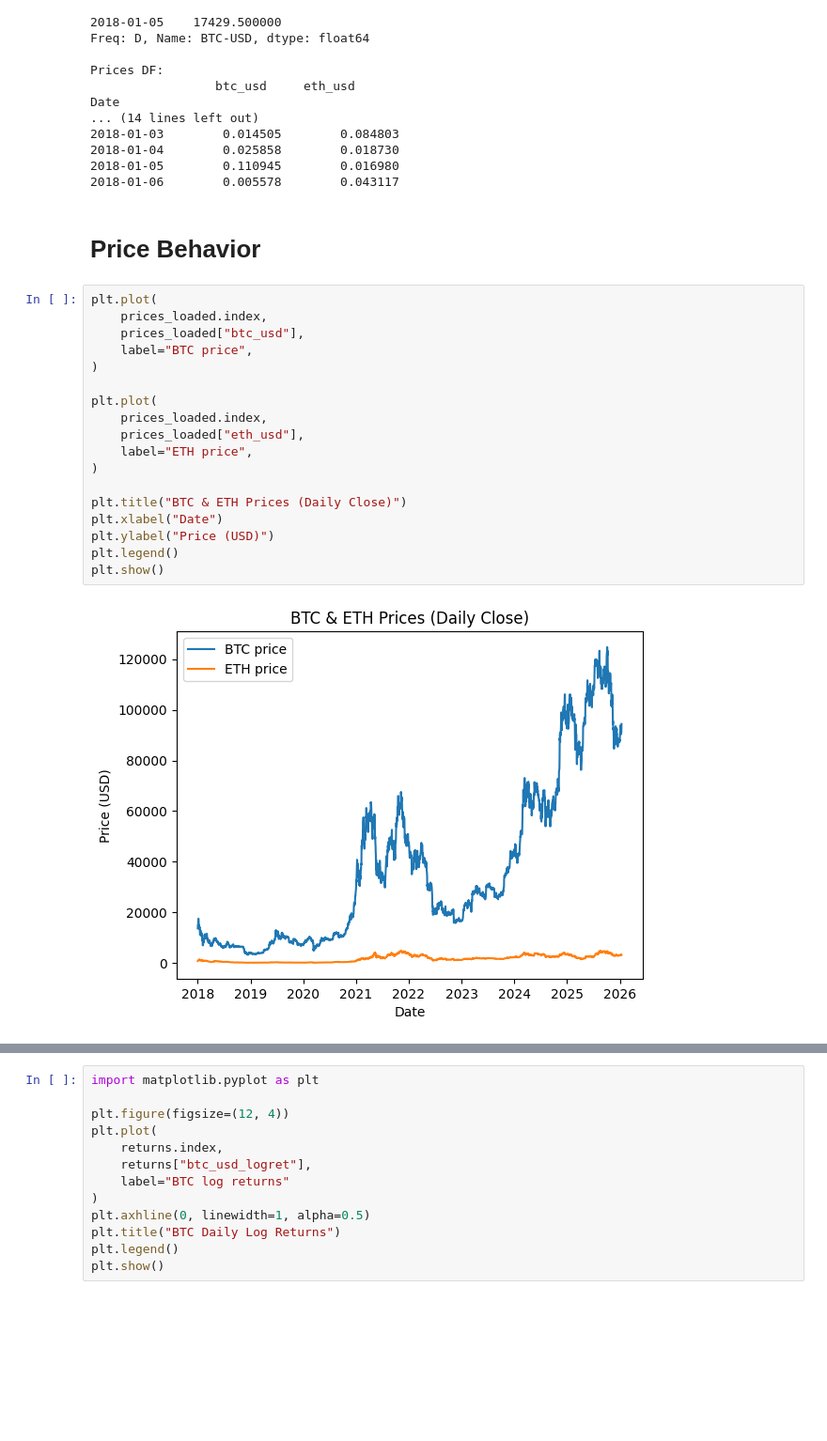
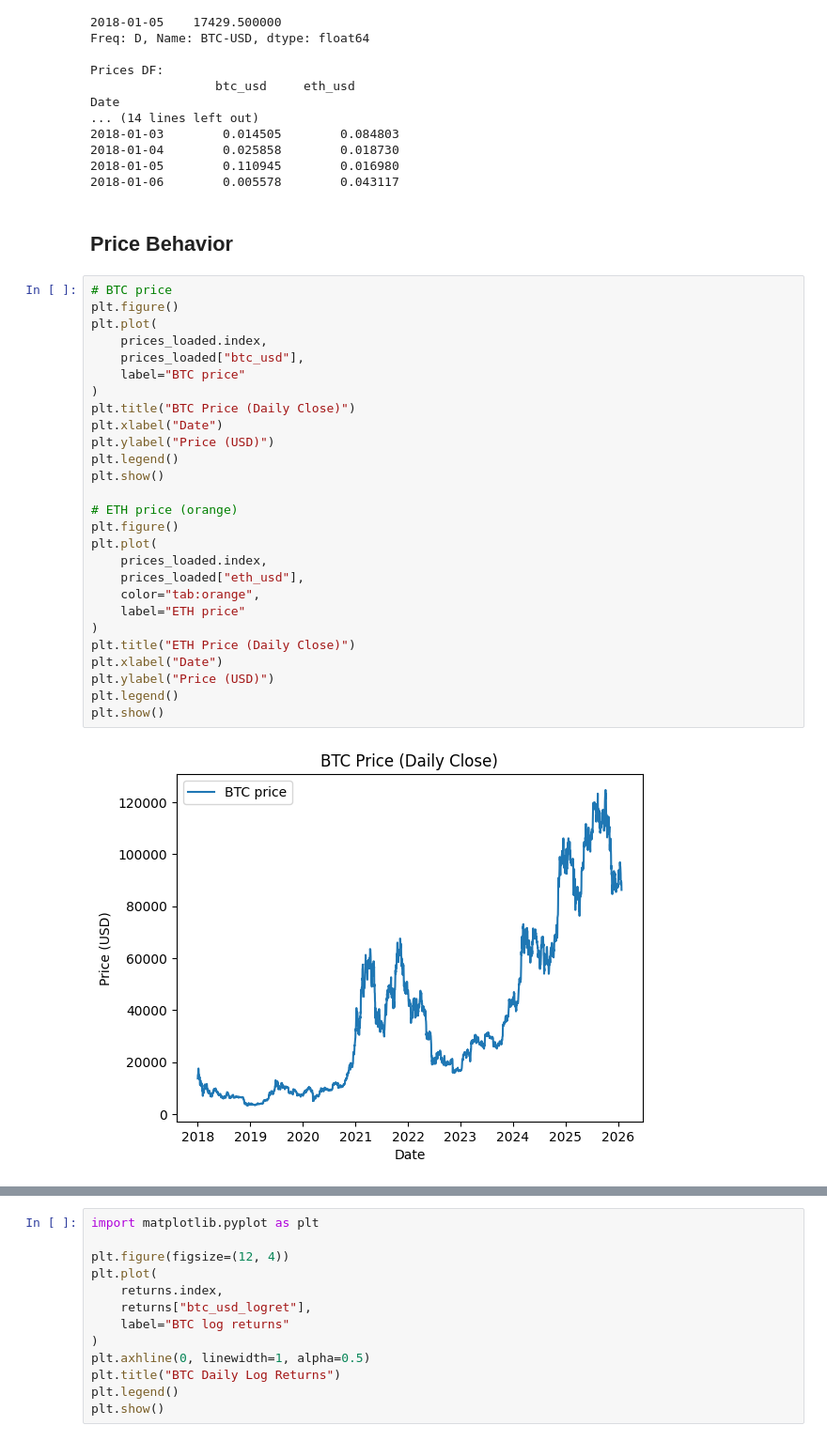
Before and after one commit to m4rthaswur1d/crypto-arima, a Jupyter notebook: notebooks/01_EDA.ipynb, the cells around one changed output, grey strips where cells are left out. Shown at 94% size. Saved outputs shown, nothing was run; the diff lists cells and outputs as text; blank space fills up the shorter version.

```diff
--- a/notebooks/01_EDA.ipynb
+++ b/notebooks/01_EDA.ipynb
@@ -66,24 +64,33 @@ Date
 2018-01-05        0.110945        0.016980
 2018-01-06        0.005578        0.043117
 # %% [markdown]
-# Price Behavior
+## **Price Behavior**
 # %%
+# BTC price
+plt.figure()
 plt.plot(
     prices_loaded.index,
     prices_loaded["btc_usd"],
-    label="BTC price",
+    label="BTC price"
 )
-
-plt.plot(
-    prices_loaded.index,
-    prices_loaded["eth_usd"],
-    label="ETH price",
-)
-
-plt.title("BTC & ETH Prices (Daily Close)")
+plt.title("BTC Price (Daily Close)")
 plt.xlabel("Date")
 plt.ylabel("Price (USD)")
 plt.legend()
 plt.show()
+
+# ETH price (orange)
+plt.figure()
+plt.plot(
+    prices_loaded.index,
+    prices_loaded["eth_usd"],
+    color="tab:orange",
+    label="ETH price"
+)
+plt.title("ETH Price (Daily Close)")
+plt.xlabel("Date")
+plt.ylabel("Price (USD)")
+plt.legend()
+plt.show()
 # %% [output]
-[figure, old version]
+[figure, new version]
```
Also changed, not shown: parts of 12 cells of this notebook, 2 other files.
